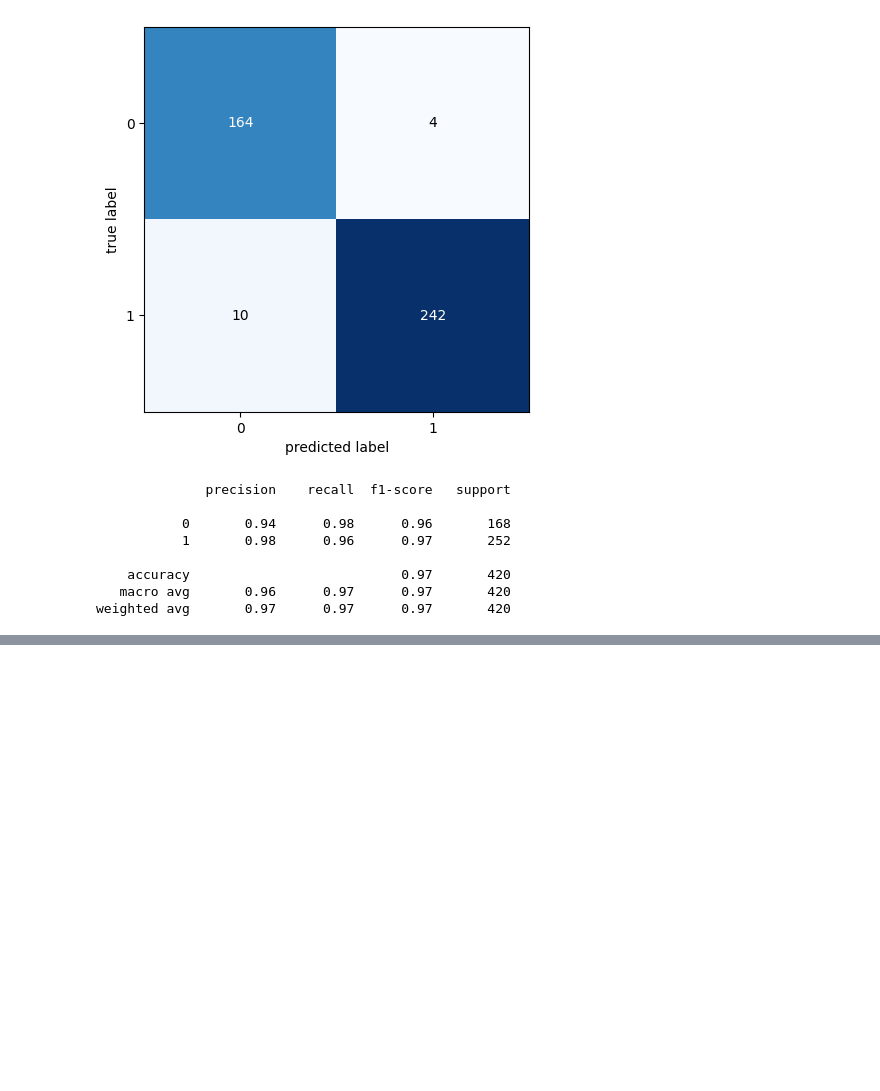
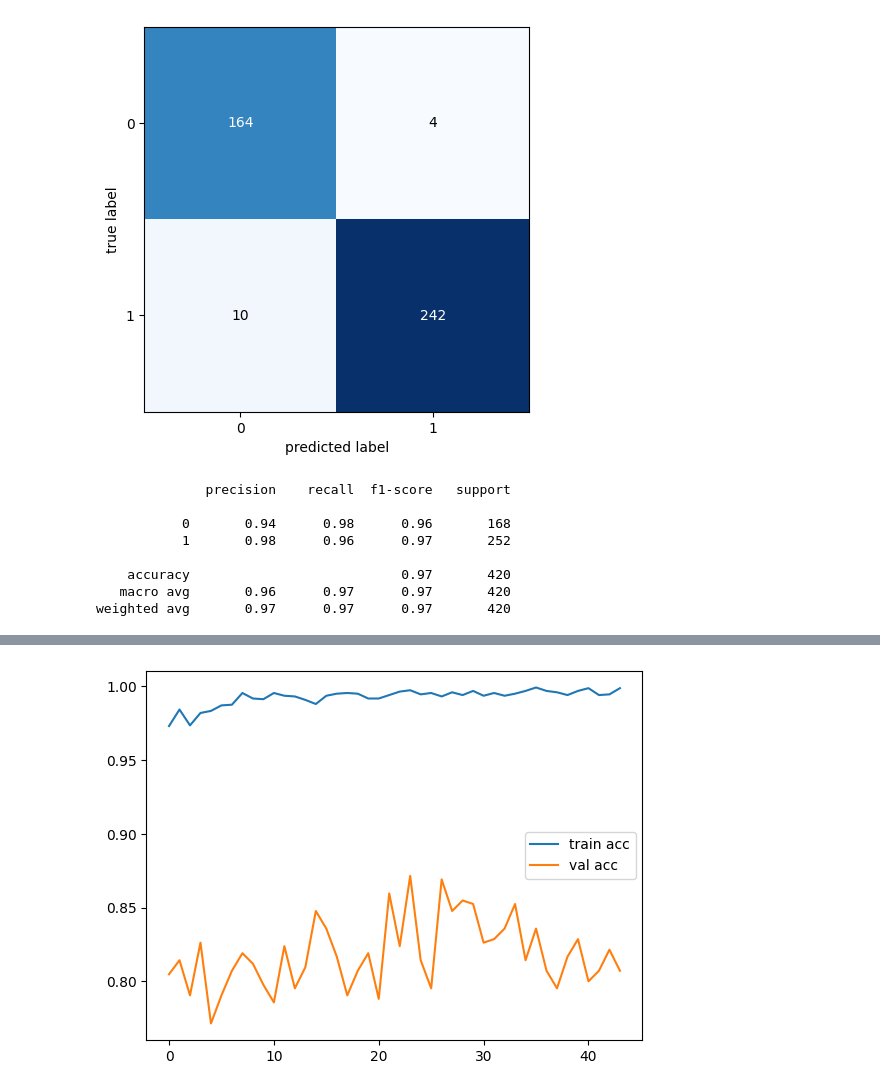
Before and after one commit to Dipu34/MonkeyPox_Prediction_CNN, a Jupyter notebook: PROJECT_MPOX.ipynb, the cells around one changed output, grey strips where cells are left out. Saved outputs shown, nothing was run; the diff lists cells and outputs as text; code cells hidden in the pictures; blank space fills up the shorter version.

Commit message:
Trained EfficientNetB3

```diff
--- a/PROJECT_MPOX.ipynb
+++ b/PROJECT_MPOX.ipynb
@@ -1393,0 +1621,21 @@ weighted avg       0.97      0.97      0.97       420
+# %%
+#EfficientNetB3 base model
+
+base_model = EfficientNetB3(include_top=False)
+base_model.trainable = True
+
+for layer in base_model.layers[:-5]:
+  layer.trainable = False
+
+
+inputs = Input(shape=(224, 224, 3), name="input_layer")
+base_layer = base_model(inputs)
+dropout_layer_1 = Dropout(0.5)(base_layer)
+flat_layer = GlobalAveragePooling2D()(dropout_layer_1)
+dense_1 = Dense(256, activation="relu")(flat_layer)
+dropout_layer_2 = Dropout(0.5)(dense_1)
+dense_2 = Dense(128, activation="relu")(dropout_layer_2)
+outputs = Dense(1, activation="sigmoid")(dense_2)
+model = Model(inputs, outputs)
+
+model.summary()
@@ -1393,0 +1669,16 @@ weighted avg       0.97      0.97      0.97       420
+# %%
+model.compile(optimizer=Adam(learning_rate=0.001),
+                loss='binary_crossentropy',
+                metrics=['accuracy'])
+# %%
+filepath="/content/drive/MyDrive/EfficientnetB3weights.keras"
+checkpoint = ModelCheckpoint(filepath, monitor='val_accuracy', verbose=1, save_best_only=True, mode='max')
+es = EarlyStopping(monitor='val_accuracy',mode='max', patience=20)
+callbacks_list = [checkpoint, es]
+# %%
+history = model.fit(
+  training1_set,
+  validation_data=(val1_set),
+  epochs=100,
+  callbacks=[callbacks_list],
+  batch_size=32,shuffle=True)
@@ -1393,0 +1703,8 @@ weighted avg       0.97      0.97      0.97       420
+# %%
+# accuracies
+plt.plot(history.history['accuracy'], label='train acc')
+plt.plot(history.history['val_accuracy'], label='val acc')
+plt.legend()
+plt.show()
+# %% [output]
+[figure, added]
```
Also changed, not shown: parts of 22 cells of this notebook.
